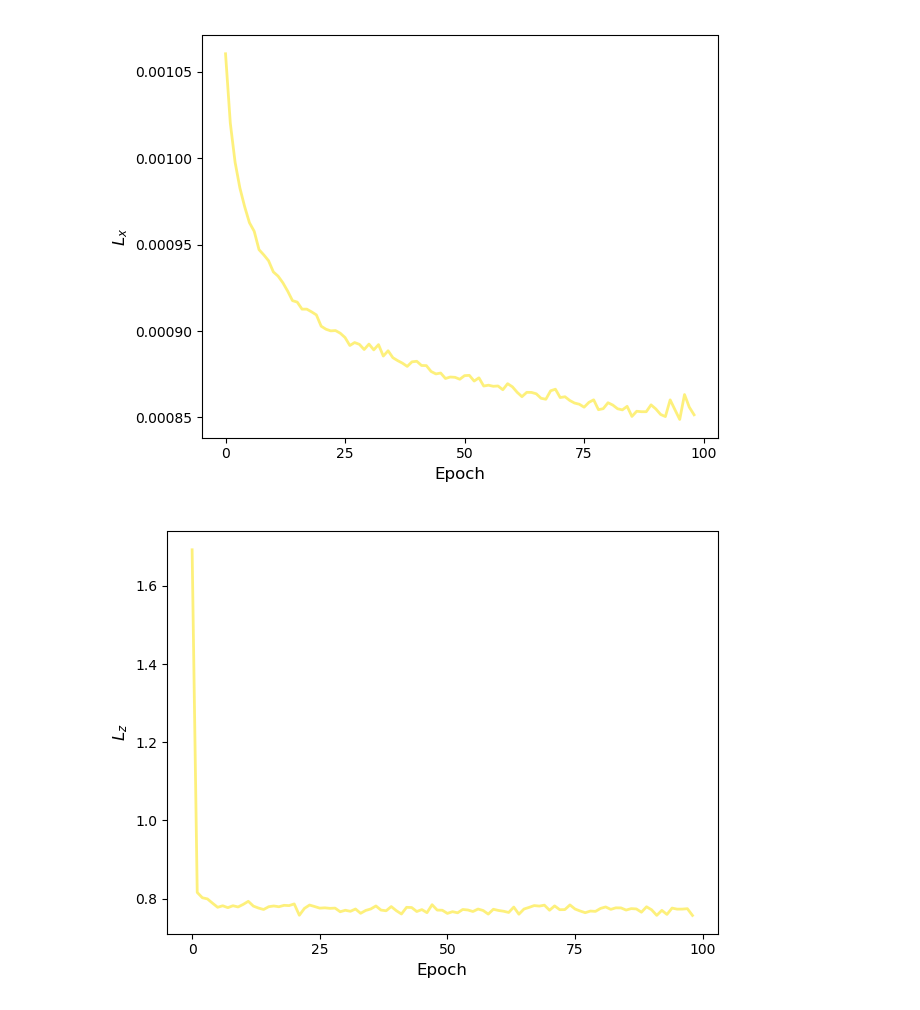
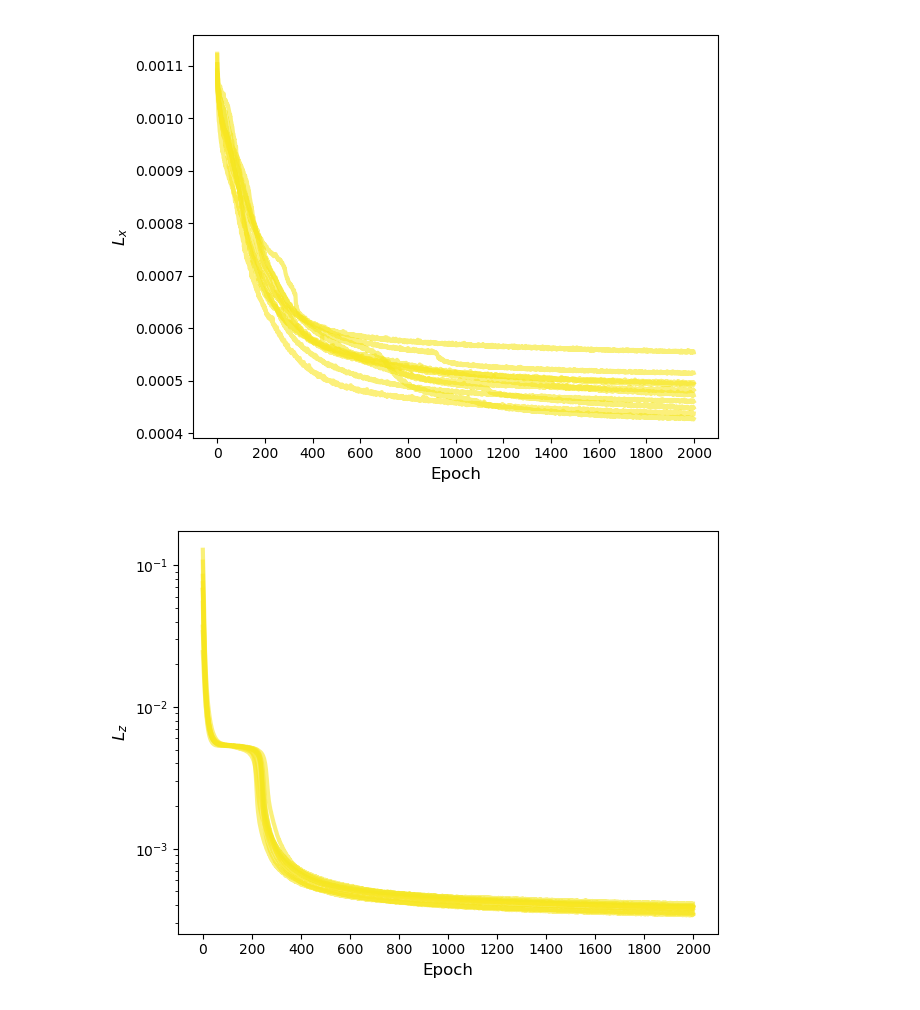
Before and after one commit to ATTPC/VAE-event-classification, a Jupyter notebook: notebooks/displaying_experiment_plots.ipynb, the cells around one changed output. Saved outputs shown, nothing was run; the diff lists cells and outputs as text; code cells hidden in the pictures.

```diff
--- a/notebooks/displaying_experiment_plots.ipynb
+++ b/notebooks/displaying_experiment_plots.ipynb
@@ -2,13 +2,13 @@
 from IPython.display import IFrame, Image
 import matplotlib.pyplot as plt
 # %%
-Image("../plots/simulated_clf/reconst_loss100.png")
+Image("../plots/simulated_clf/reconst_loss2000.png")
 # %% [output]
-[figure, old version]
+[figure, new version]
 # %%
-Image("../plots/simulated_clf/latent_loss100.png")
+Image("../plots/simulated_clf/latent_loss2000.png")
 # %% [output]
-[figure, old version]
+[figure, new version]
 # %%
 IFrame("../plots/simulated_clf/reconst_loss.pdf", width=600, height=600)
 # %% [output]
```
Also changed, not shown: 48 other files.
